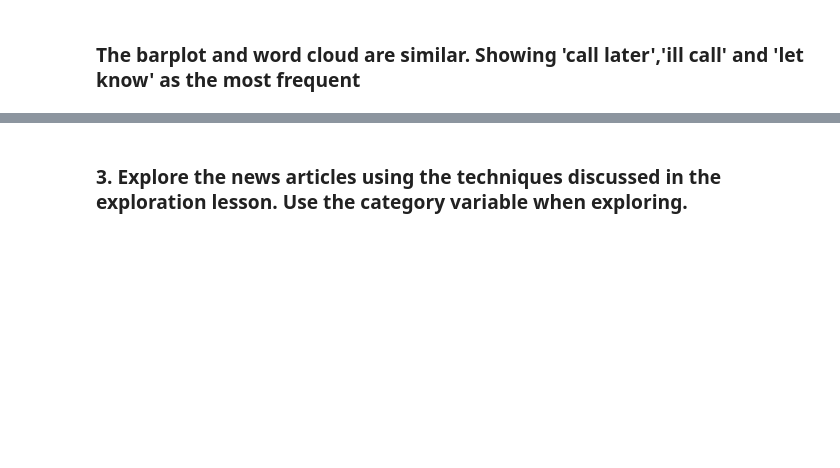
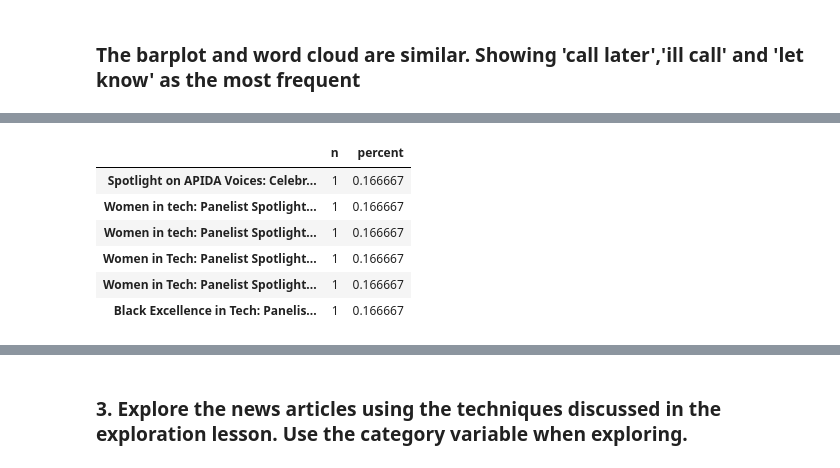
Before and after one commit to annie-carter/natural-language-processing-exercises, a Jupyter notebook: data_exploration.ipynb, the cells around one changed output, grey strips where cells are left out. Drawn from its saved outputs; the diff is of its cells as text; code cells hidden in the pictures; blank space fills up the shorter version.

```diff
--- a/data_exploration.ipynb
+++ b/data_exploration.ipynb
@@ -170,0 +221,15 @@ plt.show()
+# %%
+ADDITIONAL_STOPWORDS = ['r', 'u', '2', 'ltgt']
+def clean_blog(text):
+    'A simple function to cleanup text data'
+    wnl = nltk.stem.WordNetLemmatizer()
+    stopwords = nltk.corpus.stopwords.words('english') + ADDITIONAL_STOPWORDS
+    text = (unicodedata.normalize('NFKD', text)
+             .encode('ascii', 'ignore')
+             .decode('utf-8', 'ignore')
+             .lower())
+    words = re.sub(r'[^\w\s]', '', text).split()
+    return [wnl.lemmatize(word) for word in words if word not in stopwords]
+# %%
+
+blog_df['cleaned_content'] = blog_df['content'].apply(clean_blog)
@@ -170,0 +247,16 @@ plt.show()
+# %%
+
+#Ham vs Spam for title
+
+title_labels = pd.concat([blog_df.title.value_counts(),
+                    blog_df.title.value_counts(normalize=True)], axis=1)
+title_labels.columns = ['n', 'percent']
+title_labels
+# %% [output]
+|  | n | percent |
+| Spotlight on APIDA Voices: Celebr... | 1 | 0.166667 |
+| Women in tech: Panelist Spotlight... | 1 | 0.166667 |
+| Women in tech: Panelist Spotlight... | 1 | 0.166667 |
+| Women in Tech: Panelist Spotlight... | 1 | 0.166667 |
+| Women in Tech: Panelist Spotlight... | 1 | 0.166667 |
+| Black Excellence in Tech: Panelis... | 1 | 0.166667 |
```
Also changed, not shown: parts of 11 cells of this notebook.
